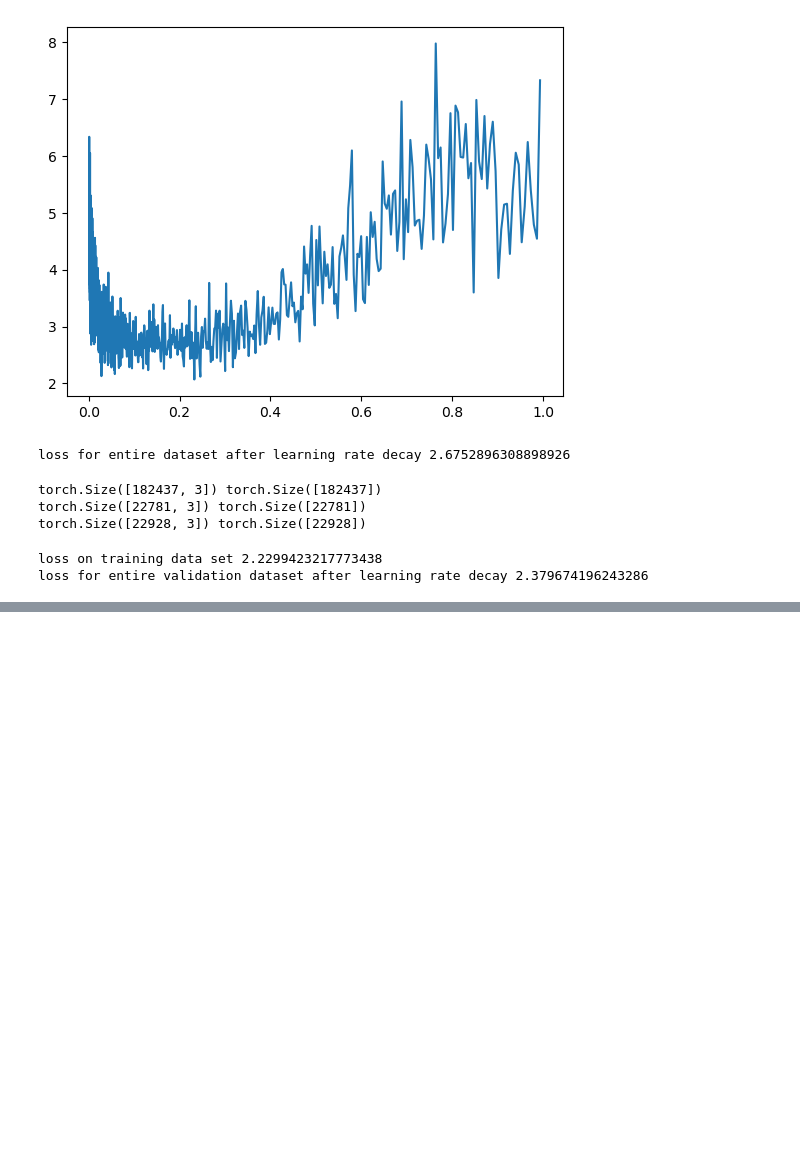
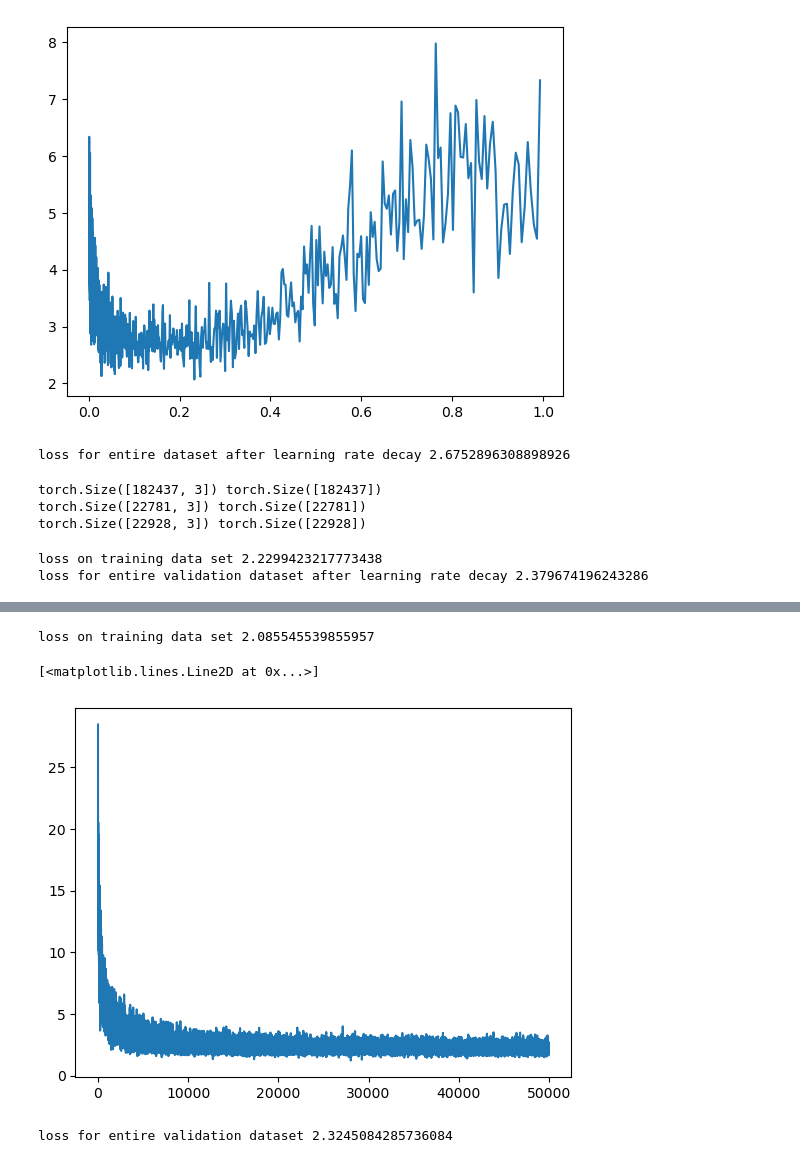
Before and after one commit to pxsitivevxbess/multi-layer-perceptron-char-prediction, a Jupyter notebook: multi-layer-perceptron.ipynb, the cells around one changed output, grey strips where cells are left out. Cells and saved outputs as stored; diff of their text form; code cells hidden in the pictures; blank space fills up the shorter version.

```diff
--- a/multi-layer-perceptron.ipynb
+++ b/multi-layer-perceptron.ipynb
@@ -416,0 +504,70 @@ loss for entire validation dataset after learning rate decay 2.379674196243286
+# %%
+#17. Increasing dimensionality of character embedding(from 2 to 10 dimensions)
+
+#We will also reduce number of neuron in first layer(i.e hidden layer) to 200 from 300
+noOfDimensionForCharEmbedding = 100
+numberOfNeuronInLayer1 = 200
+learningSteps = 50000
+charEmbeddings = torch.randn((27,noOfDimensionForCharEmbedding),requires_grad=True)
+noOfColAfterFlattening = block_size*noOfDimensionForCharEmbedding
+weightLayer1 = torch.randn((noOfColAfterFlattening, numberOfNeuronInLayer1), generator=g, requires_grad=True)
+biasLayer1 = torch.randn(numberOfNeuronInLayer1, generator=g, requires_grad=True)
+weightLayer2 = torch.randn((numberOfNeuronInLayer1, 27), generator=g, requires_grad=True)
+biasLayer2 = torch.randn(27, generator=g, requires_grad=True)
+parameters = [charEmbeddings, weightLayer1,biasLayer1,weightLayer2,biasLayer2]
+
+lossi = [] #loss for i th step
+stepsi = [] # step
+for i in range(learningSteps):
+    noOfWindowsToBeUsedPerLearningStep = 32
+    randomSlidingWindowsUsed = torch.randint(0, inputContextTrain.shape[0], (noOfWindowsToBeUsedPerLearningStep,))
+    inputForLayer1 = charEmbeddings[inputContextTrain[randomSlidingWindowsUsed]]
+    inputForLayer1 = inputForLayer1.view(noOfWindowsToBeUsedPerLearningStep, noOfColAfterFlattening)
+    h = torch.tanh(inputForLayer1@weightLayer1+biasLayer1)
+    logits = h@weightLayer2+biasLayer2
+    loss = F.cross_entropy(logits,outputCharacterTrain[randomSlidingWindowsUsed])
+    for p in parameters:
+        p.grad = None
+    loss.backward()
+    for p in parameters:
+        p.data += -0.1*p.grad  #will start with 0.1 without decay
+    lossi.append(loss.item())
+    stepsi.append(i)
+print("loss on training data set",loss.item())
+# %% [output]
+loss on training data set 2.085545539855957
+# %%
+plt.plot(stepsi,lossi)
+# %% [output]
+[<matplotlib.lines.Line2D at 0x...>]
+[figure, added]
+# %%
+#18. Runing neural net on validation set with 100 dimension char embedding and 200 neurons in hidden layer i.e layer-1
+inputForLayerOne = charEmbeddings[inputContextValidation]
+inputForLayerOne = inputForLayerOne.view(len(inputContextValidation), noOfColAfterFlattening)
+h = torch.tanh(inputForLayerOne@weightLayer1+biasLayer1)
+logits = h@weightLayer2+biasLayer2
+loss = F.cross_entropy(logits,outputCharacterValidation)
+print("loss for entire validation dataset",loss.item())
+
+#Loss decreased from 2.65 to 2.32
+
+#2. JOURNEY FROM HERE:
+#1. We can play around with learning rate like now try decay of learning rate i.e 0.01
+#2. We can train data multiple times on these 50000 training sets
+#3. We can increase the size the number of windows being considered from 32 to something bigger
+#4. We can increase the block size of the window used from sliding window of 3 to 4 may be
+#4. Once we feel that now the difference between loss in training dataset and validation data set has decrease then we can run this neural
+#net on test dataset and that can act as out final loss which we can site in our research paper
+
+#PERSON COMMENTED ON YOUTUBE HOW HE GOT MINIMUM LOSS
+#This is amazing. Using just a little bit of what I was able to learn from part 3, namely the Kaiming init
+#and turning back on the learning rate decay, I was able to achieve 2.03 and 2.04 in my test and validation with a 1.89 in my training
+#loss with just 300k iterations and 23k parameters. I set my block size to 4 and my embeddings to 12 and increased my hidden layer
+#to 300 while decaying my learning rate exponent from -1 to -3 linear space over the 300k steps. All that without even using batch
+#normalization yet. After applying batch norm, was able to get these down to 1.99 and 1.98 with training loss in the 1.7s
+#after a little more tweaking. Really good content in this lecture, it really has me feeling like a chef in the kitchen almost,
+#cooking up a model with a few turns of the knobs...This sounds like a game or a problem that can be solved with an AI trained
+#on turning knobs.
+# %% [output]
+loss for entire validation dataset 2.3245084285736084
```
Also changed, not shown: parts of 7 cells of this notebook.
